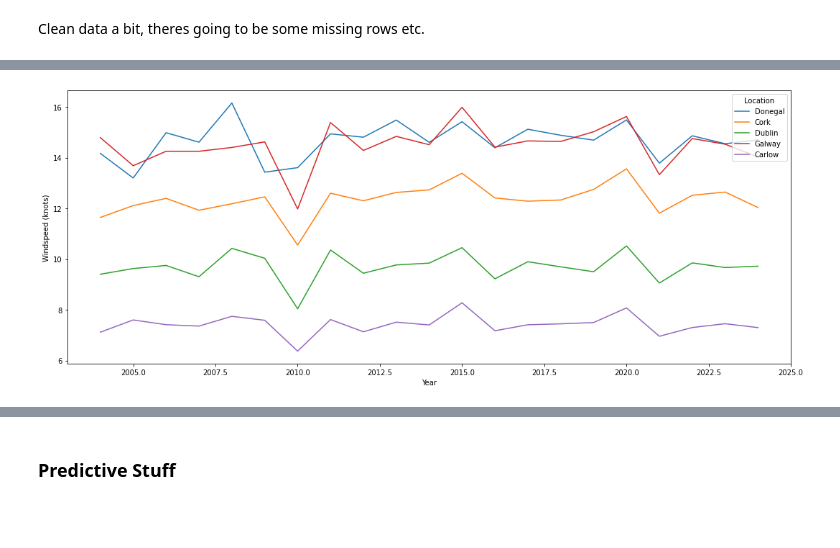
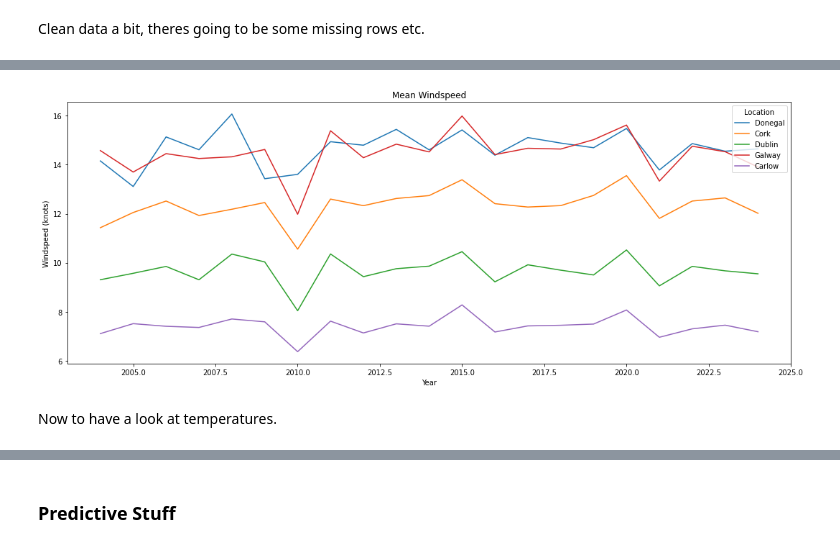
Before and after one commit to holmstead/PFDA, a Jupyter notebook: project/windspeed.ipynb, the cells around one changed output, grey strips where cells are left out. Saved outputs shown, nothing was run; the diff lists cells and outputs as text; code cells hidden in the pictures; blank space fills up the shorter version.

```diff
--- a/project/windspeed.ipynb
+++ b/project/windspeed.ipynb
@@ -187,14 +262,14 @@ Merging dataframes:
 This only works for two dataframes, For multiple dataframes, we have to call it several times.
 # %%
 # merge the datasets on the date columns
-combined_wdsp_df = donegal_wdsp_df.merge(
-    cork_wdsp_df, on=['date'], how='inner'
+combined_df = donegal_df.merge(
+    cork_df, on=['date'], how='inner'
 ).merge(
-    dublin_wdsp_df, on=['date'], how='inner'
+    dublin_df, on=['date'], how='inner'
 ).merge(
-    galway_wdsp_df, on=['date'], how='inner'
+    galway_df, on=['date'], how='inner'
 ).merge(
-    carlow_wdsp_df, on=['date'], how='inner'
+    carlow_df, on=['date'], how='inner'
 )
 # %%
 # have a lok at the new combined dataframe
@@ -231,6 +316,6 @@ wdsp_carlow     0
 dtype: int64
 # %%
 # drop empties
-combined_wdsp_df.dropna(inplace=True)
+combined_df.dropna(inplace=True)
 # %%
 # check missing entries again
@@ -310,3 +434,3 @@ combined_wdsp_df
 # %%
 # Extract the year from date columne, and create a new column
-combined_wdsp_df['year'] = combined_wdsp_df['date'].dt.year
+combined_df['year'] = combined_df['date'].dt.year
@@ -329,8 +453,5 @@ combined_wdsp_df
 # %%
 # Group by 'date' and calculate the mean temperature for each day
-mean_yearly_wdsp_df = combined_wdsp_df.groupby('year').mean().reset_index()
-
-# If needed, filter only the columns you are interested in (e.g., windspeed columns)
-mean_yearly_wdsp_df = mean_yearly_wdsp_df[['year', 'wdsp_donegal', 'wdsp_cork', 'wdsp_dublin', 'wdsp_galway', 'wdsp_carlow']]
+mean_yearly_df = combined_df.groupby('year').mean().reset_index()
 # %%
 # check df
@@ -356,19 +477,21 @@ mean_yearly_wdsp_df
 # %%
 # plot line using seaborn
 fig, ax = plt.subplots(figsize=(15, 6))
 
-sns.lineplot(data=mean_yearly_wdsp_df, x='year', y='wdsp_donegal', label='Donegal')
-sns.lineplot(data=mean_yearly_wdsp_df, x='year', y='wdsp_cork', label='Cork')
-sns.lineplot(data=mean_yearly_wdsp_df, x='year', y='wdsp_dublin', label='Dublin')
-sns.lineplot(data=mean_yearly_wdsp_df, x='year', y='wdsp_galway', label='Galway')
-sns.lineplot(data=mean_yearly_wdsp_df, x='year', y='wdsp_carlow', label='Carlow')
+sns.lineplot(data=mean_yearly_df, x='year', y='wdsp_donegal', label='Donegal')
+sns.lineplot(data=mean_yearly_df, x='year', y='wdsp_cork', label='Cork')
+sns.lineplot(data=mean_yearly_df, x='year', y='wdsp_dublin', label='Dublin')
+sns.lineplot(data=mean_yearly_df, x='year', y='wdsp_galway', label='Galway')
+sns.lineplot(data=mean_yearly_df, x='year', y='wdsp_carlow', label='Carlow')
 
 # decorate the plot
 plt.xlabel("Year")
 plt.ylabel("Windspeed (knots)")
-#plt.title(f"wi")
+plt.title(f"Mean Windspeed")
 plt.legend(title='Location', loc='upper right')
 
 plt.tight_layout()
 # %% [output]
-[figure, old version]
+[figure, new version]
+# %% [markdown]
+Now to have a look at temperatures.
```
Also changed, not shown: parts of 53 cells of this notebook.
